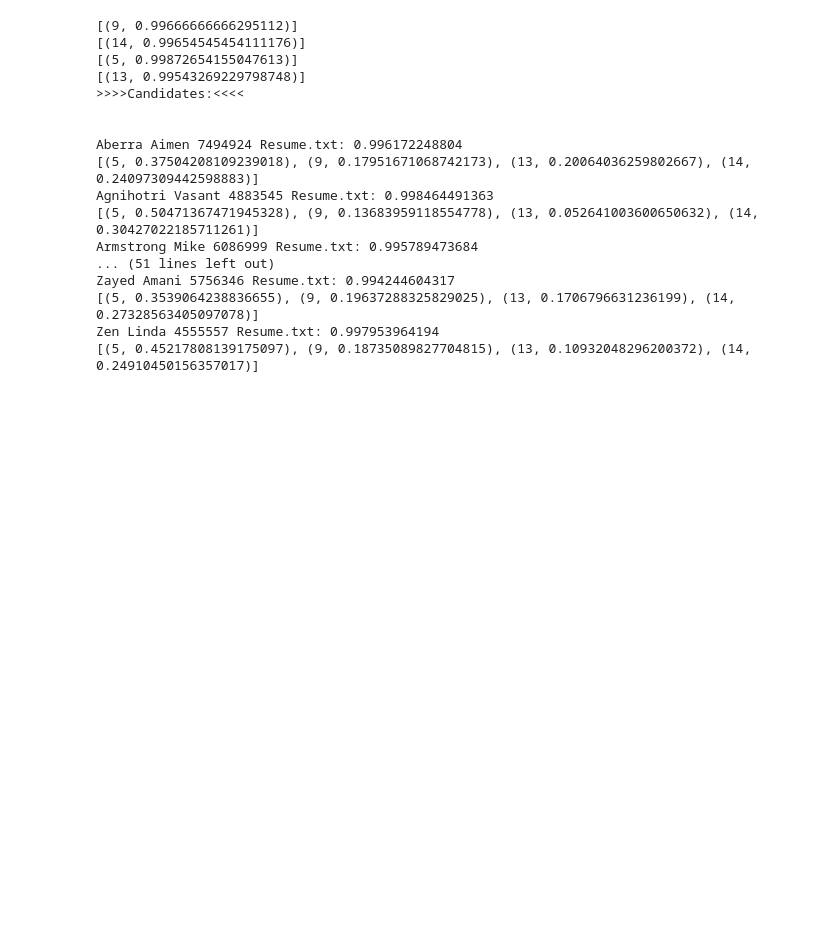
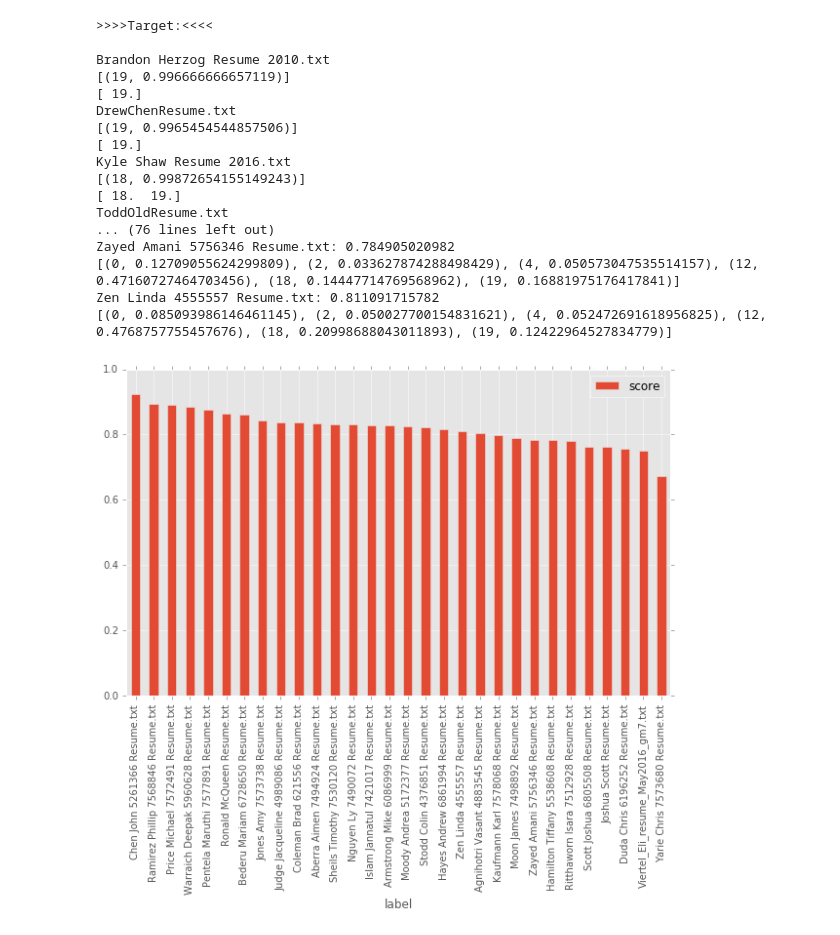
Before and after one commit to drewchen/ResumeAnalytics, a Jupyter notebook: LDA.ipynb, the cells around one changed output. Drawn from its saved outputs; the diff is of its cells as text; code cells hidden in the pictures; blank space fills up the shorter version.

Commit message:
Made more changes to how the distance is calculated now that I have more resumes. Graph is shown below now

```diff
--- a/LDA.ipynb
+++ b/LDA.ipynb
@@ -78,38 +88,75 @@ print (ldamodel.print_topics(num_topics = 20, num_words = 4))
 # %%
-for i in doc_set:
-    raw = i.lower()
+import numpy
+
+print (">>>>Target:<<<<\n")
+target_topics = []
+for i in target:
+    raw = i['content'].lower()
     tokens = tokenizer.tokenize(raw)
     stopped_tokens = [i for i in tokens if not i in en_stop]
     stemmed_tokens = [p_stemmer.stem(i) for i in stopped_tokens]
+    print (i['name'])
+    topics = ldamodel.get_document_topics(dictionary.doc2bow(stemmed_tokens))
+    print (topics)
+    for topic in topics:
+        target_topics = numpy.append(target_topics, topic[0])
+    target_topics = unique(target_topics)
+    print (target_topics)
+
+
+print ("\n\n>>>>Other:<<<<\n")
+for i in other:
+    raw = i['content'].lower()
+    tokens = tokenizer.tokenize(raw)
+    stopped_tokens = [i for i in tokens if not i in en_stop]
+    stemmed_tokens = [p_stemmer.stem(i) for i in stopped_tokens]
+    print (i['name'])
     print (ldamodel.get_document_topics(dictionary.doc2bow(stemmed_tokens)))
 
-print (">>>>Candidates:<<<<\n\n")
+print ("\n\n>>>>Candidates:<<<<\n")
 
 for i in candidate:
     raw = i['content'].lower()
     tokens = tokenizer.tokenize(raw)
     stopped_tokens = [i for i in tokens if not i in en_stop]
     stemmed_tokens = [p_stemmer.stem(i) for i in stopped_tokens]
-    i['distance'] = 0;
+    i['distance'] = 0
     for topic in ldamodel.get_document_topics(dictionary.doc2bow(stemmed_tokens)):
-        i['distance'] = i['distance'] + topic[1]
+        if (topic[0] in target_topics):
+            i['distance'] = i['distance'] + topic[1]
     print (i['name'] + ": " + str(i['distance']))
     print (ldamodel.get_document_topics(dictionary.doc2bow(stemmed_tokens)))
 # %% [output]
-[(9, 0.99666666666295112)]
-[(14, 0.99654545454111176)]
-[(5, 0.99872654155047613)]
-[(13, 0.99543269229798748)]
->>>>Candidates:<<<<
+>>>>Target:<<<<
 
-
-Aberra Aimen 7494924 Resume.txt: 0.996172248804
-[(5, 0.37504208109239018), (9, 0.17951671068742173), (13, 0.20064036259802667), (14, 0.24097309442598883)]
-Agnihotri Vasant 4883545 Resume.txt: 0.998464491363
-[(5, 0.50471367471945328), (9, 0.13683959118554778), (13, 0.052641003600650632), (14, 0.30427022185711261)]
-Armstrong Mike 6086999 Resume.txt: 0.995789473684
-... (51 lines left out)
-Zayed Amani 5756346 Resume.txt: 0.994244604317
-[(5, 0.3539064238836655), (9, 0.19637288325829025), (13, 0.1706796631236199), (14, 0.27328563405097078)]
-Zen Linda 4555557 Resume.txt: 0.997953964194
-[(5, 0.45217808139175097), (9, 0.18735089827704815), (13, 0.10932048296200372), (14, 0.24910450156357017)]
+Brandon Herzog Resume 2010.txt
+[(19, 0.996666666657119)]
+[ 19.]
+DrewChenResume.txt
+[(19, 0.9965454544857506)]
+[ 19.]
+Kyle Shaw Resume 2016.txt
+[(18, 0.99872654155149243)]
+[ 18.  19.]
+ToddOldResume.txt
+... (76 lines left out)
+Zayed Amani 5756346 Resume.txt: 0.784905020982
+[(0, 0.12709055624299809), (2, 0.033627874288498429), (4, 0.050573047535514157), (12, 0.47160727464703456), (18, 0.14447714769568962), (19, 0.16881975176417841)]
+Zen Linda 4555557 Resume.txt: 0.811091715782
+[(0, 0.085093986146461145), (2, 0.050027700154831621), (4, 0.052472691618956825), (12, 0.4768757755457676), (18, 0.20998688043011893), (19, 0.12422964527834779)]
+# %%
+%matplotlib inline
+import pandas as pd
+import matplotlib
+matplotlib.style.use('ggplot')
+matplotlib.rcParams['figure.figsize'] = (10.0, 6.0)
+
+result = []
+for i in range(len(candidate)):
+    result.append((candidate[i]['name'], candidate[i]['distance']))
+result = sorted(result, key=lambda x: x[1], reverse=True)
+
+df = pd.DataFrame(result, columns=['label', 'score'])
+df[:50].plot(kind='bar', x='label', y='score');
+# %% [output]
+[figure, added]
```
Also changed, not shown: parts of 4 cells of this notebook.
